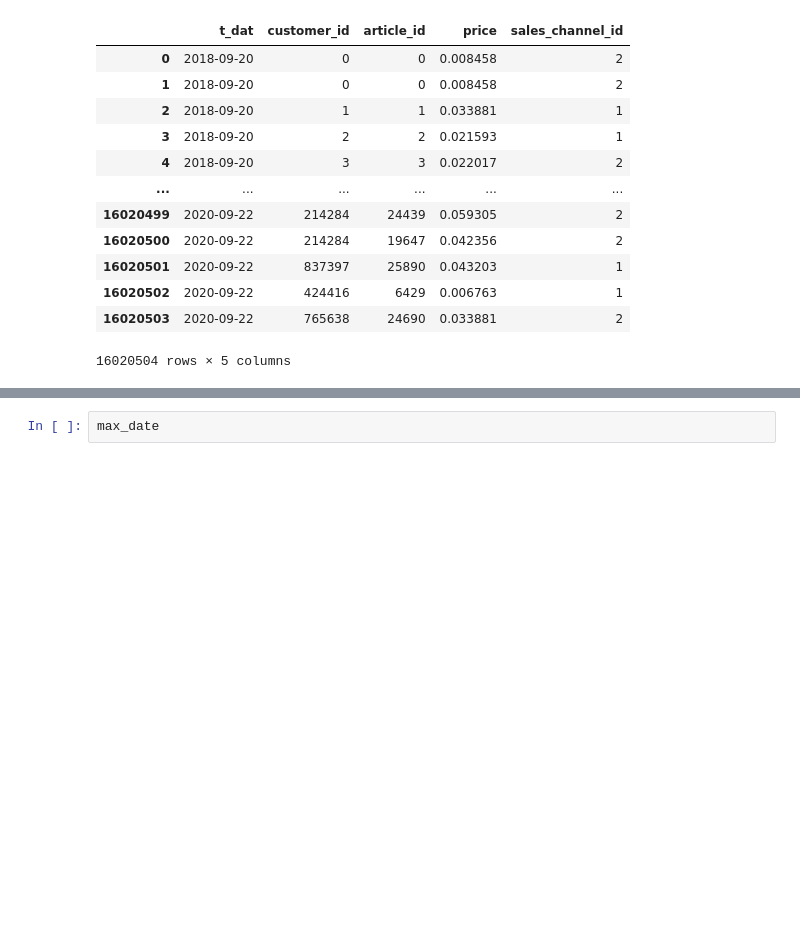
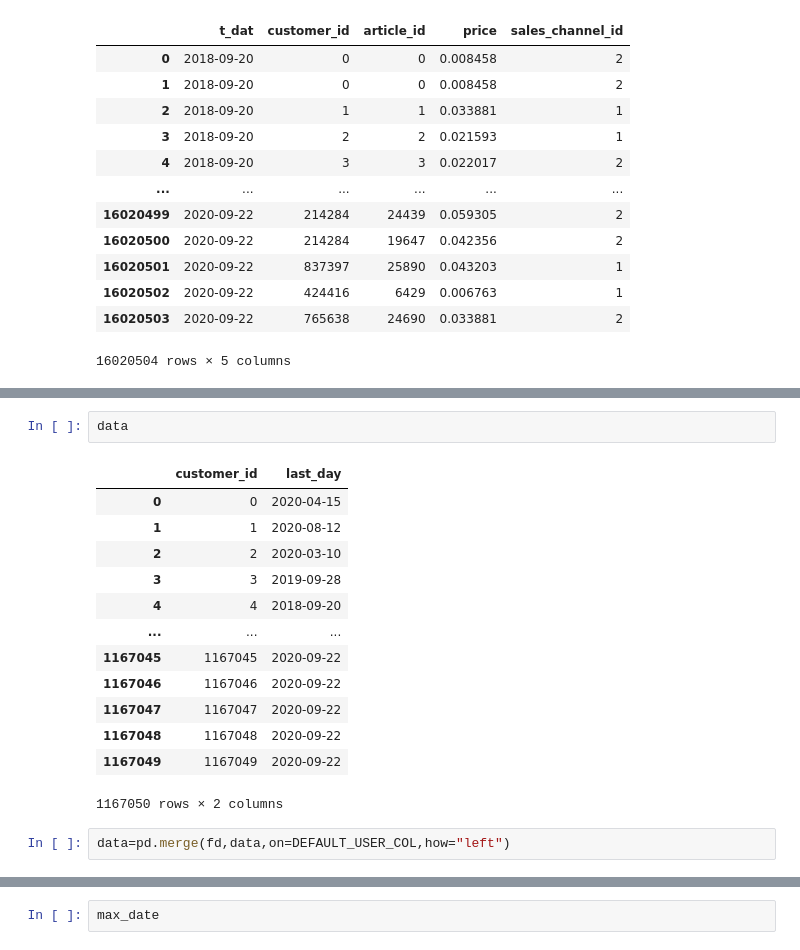
Before and after one commit to damicoedoardo/HnMChallenge, a Jupyter notebook: hnmchallenge/data_analysis/aayush_user.ipynb, the cells around one changed output, grey strips where cells are left out. Drawn from its saved outputs; the diff is of its cells as text; blank space fills up the shorter version.

```diff
--- a/hnmchallenge/data_analysis/aayush_user.ipynb
+++ b/hnmchallenge/data_analysis/aayush_user.ipynb
@@ -38,0 +63,18 @@ max_date=fd["t_dat"].max()
+# %%
+data
+# %% [output]
+|  | customer_id | last_day |
+| 0 | 0 | 2020-04-15 |
+| 1 | 1 | 2020-08-12 |
+| 2 | 2 | 2020-03-10 |
+| 3 | 3 | 2019-09-28 |
+| 4 | 4 | 2018-09-20 |
+| ... | ... | ... |
+| 1167045 | 1167045 | 2020-09-22 |
+| 1167046 | 1167046 | 2020-09-22 |
+| 1167047 | 1167047 | 2020-09-22 |
+| 1167048 | 1167048 | 2020-09-22 |
+| 1167049 | 1167049 | 2020-09-22 |
+1167050 rows × 2 columns
+# %%
+data=pd.merge(fd,data,on=DEFAULT_USER_COL,how="left")
```
Also changed, not shown: parts of 11 cells of this notebook, 4 other files.
